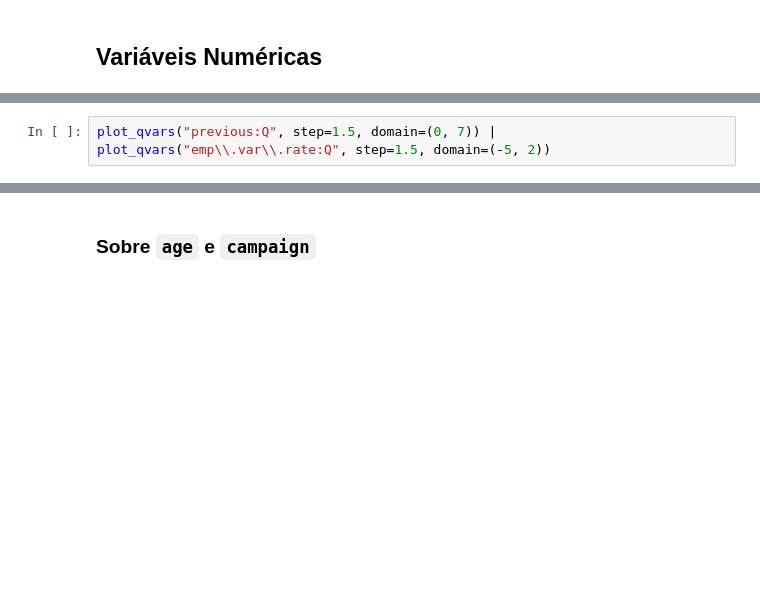
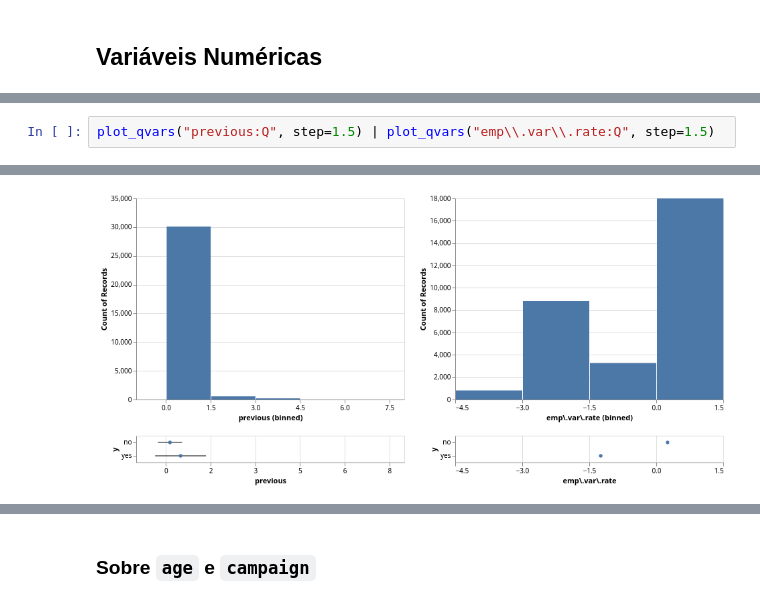
Before and after one commit to silasge/bank-marketing-classification, a Jupyter notebook: notebooks/1.0-data-exploration.ipynb, the cells around one changed output, grey strips where cells are left out. Cells and saved outputs as stored; diff of their text form; blank space fills up the shorter version.

```diff
--- a/notebooks/1.0-data-exploration.ipynb
+++ b/notebooks/1.0-data-exploration.ipynb
@@ -91,3 +96,3 @@ plot_qvars("campaign:Q", step=1, domain=(1, 43)) | plot_qvars("pdays:Q", step=10
 # %%
-plot_qvars("previous:Q", step=1.5, domain=(0, 7)) | plot_qvars("emp\\.var\\.rate:Q", step=1.5, domain=(-5, 2))
+plot_qvars("previous:Q", step=1.5) | plot_qvars("emp\\.var\\.rate:Q", step=1.5)
 # %% [output]
@@ -95 +99,2 @@ plot_qvars("previous:Q", step=1.5, domain=(0, 7)) | plot_qvars("emp\\.var\\.rate
+[figure, added]
 # %%
```
Also changed, not shown: parts of 27 cells of this notebook, 30 other files.
